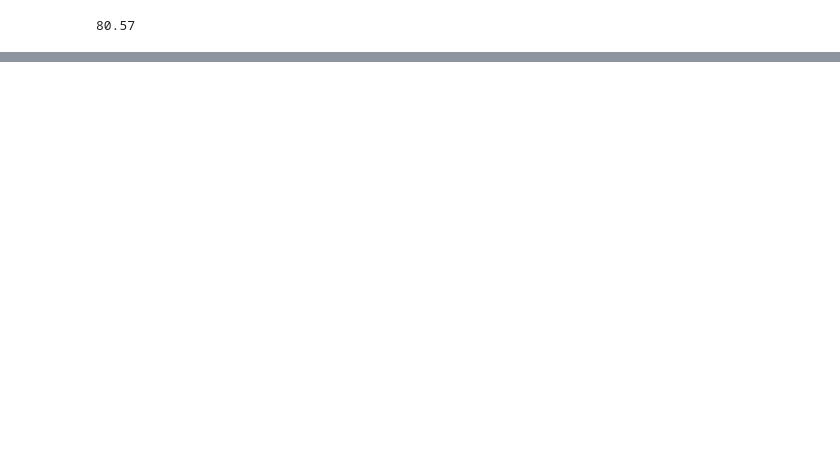
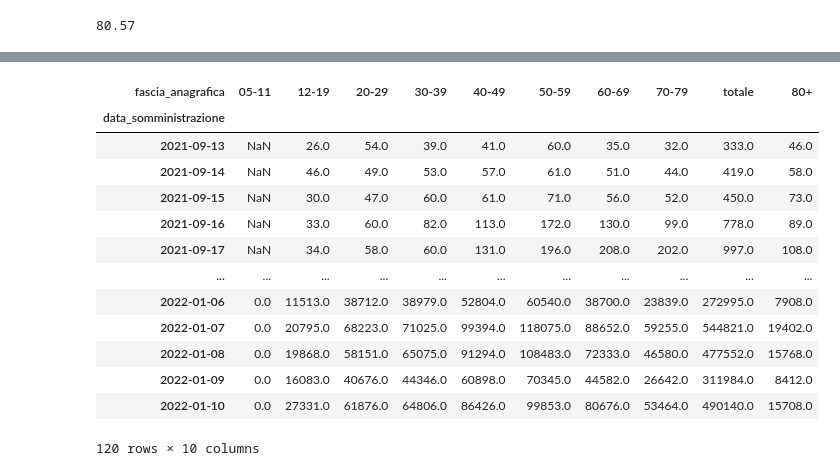
Before and after one commit to gitary/analisi_dati_COVID, a Jupyter notebook: somministrazione_vaccini.ipynb, the cells around one changed output, grey strips where cells are left out. Saved outputs shown, nothing was run; the diff lists cells and outputs as text; code cells hidden in the pictures; blank space fills up the shorter version.

```diff
--- a/somministrazione_vaccini.ipynb
+++ b/somministrazione_vaccini.ipynb
@@ -582,9 +632,9 @@ df_pivot.loc['2022-01-09', :]
 |  | 80-89 | 422 | 7237 | 0 | ... |
 |  | 90+ | 418 | 1175 | 0 | ... |
 # %%
-df_1 = df_pivot.reset_index('fascia_anagrafica')
-df_pivot_2 = df_1.pivot(columns = 'fascia_anagrafica', values = 'totale_vaccini')
-df_pivot_2
+df_pivot.reset_index('fascia_anagrafica', inplace = True)
+df_tot_vaccini_per_anagrafica = df_pivot.pivot(columns = 'fascia_anagrafica', values = 'totale_vaccini')
+df_tot_vaccini_per_anagrafica
 # %% [output]
 | fascia_anagrafica | 05-11 | 12-19 | 20-29 | 30-39 | 40-49 | 50-59 | 60-69 | 70-79 | 80-89 | 90+ |
 | data_somministrazione |  |  |  |  |  |  |  |  |  |  |
@@ -892,0 +987,22 @@ percentuale_vaccinati('tot_all', tipo_dose='dose_addizionale_booster', totale =
+# %%
+df_tot_booster_per_anagrafica = df_pivot.pivot(columns = 'fascia_anagrafica', values = 'dose_addizionale_booster')
+df_tot_booster_per_anagrafica = df_tot_booster_per_anagrafica[df_tot_booster_per_anagrafica.index > '2021-09-12']
+df_tot_booster_per_anagrafica.loc[:, 'totale'] = df_tot_booster_per_anagrafica.sum(axis=1)
+df_tot_booster_per_anagrafica.loc[:, '80+'] = df_tot_booster_per_anagrafica['80-89'] + df_tot_booster_per_anagrafica['90+']
+df_tot_booster_per_anagrafica.drop(columns=['80-89', '90+'], inplace = True)
+df_tot_booster_per_anagrafica
+# %% [output]
+| fascia_anagrafica | 05-11 | 12-19 | 20-29 | 30-39 | 40-49 | 50-59 | 60-69 | 70-79 | totale | 80+ |
+| data_somministrazione |  |  |  |  |  |  |  |  |  |  |
+| 2021-09-13 | NaN | 26.0 | 54.0 | 39.0 | 41.0 | 60.0 | 35.0 | 32.0 | 333.0 | 46.0 |
+| 2021-09-14 | NaN | 46.0 | 49.0 | 53.0 | 57.0 | 61.0 | 51.0 | 44.0 | 419.0 | 58.0 |
+| 2021-09-15 | NaN | 30.0 | 47.0 | 60.0 | 61.0 | 71.0 | 56.0 | 52.0 | 450.0 | 73.0 |
+| 2021-09-16 | NaN | 33.0 | 60.0 | 82.0 | 113.0 | 172.0 | 130.0 | 99.0 | 778.0 | 89.0 |
+| 2021-09-17 | NaN | 34.0 | 58.0 | 60.0 | 131.0 | 196.0 | 208.0 | 202.0 | 997.0 | 108.0 |
+| ... | ... | ... | ... | ... | ... | ... | ... | ... | ... | ... |
+| 2022-01-06 | 0.0 | 11513.0 | 38712.0 | 38979.0 | 52804.0 | 60540.0 | 38700.0 | 23839.0 | 272995.0 | 7908.0 |
+| 2022-01-07 | 0.0 | 20795.0 | 68223.0 | 71025.0 | 99394.0 | 118075.0 | 88652.0 | 59255.0 | 544821.0 | 19402.0 |
+| 2022-01-08 | 0.0 | 19868.0 | 58151.0 | 65075.0 | 91294.0 | 108483.0 | 72333.0 | 46580.0 | 477552.0 | 15768.0 |
+| 2022-01-09 | 0.0 | 16083.0 | 40676.0 | 44346.0 | 60898.0 | 70345.0 | 44582.0 | 26642.0 | 311984.0 | 8412.0 |
+| 2022-01-10 | 0.0 | 27331.0 | 61876.0 | 64806.0 | 86426.0 | 99853.0 | 80676.0 | 53464.0 | 490140.0 | 15708.0 |
+120 rows × 10 columns
```
Also changed, not shown: parts of 79 cells of this notebook.
